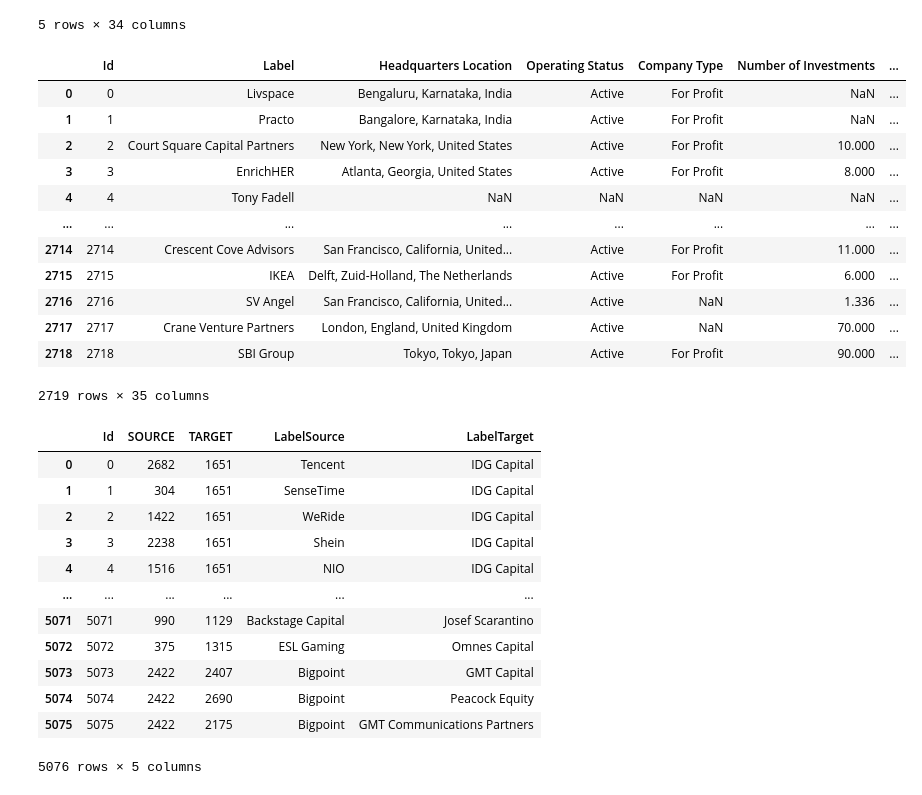
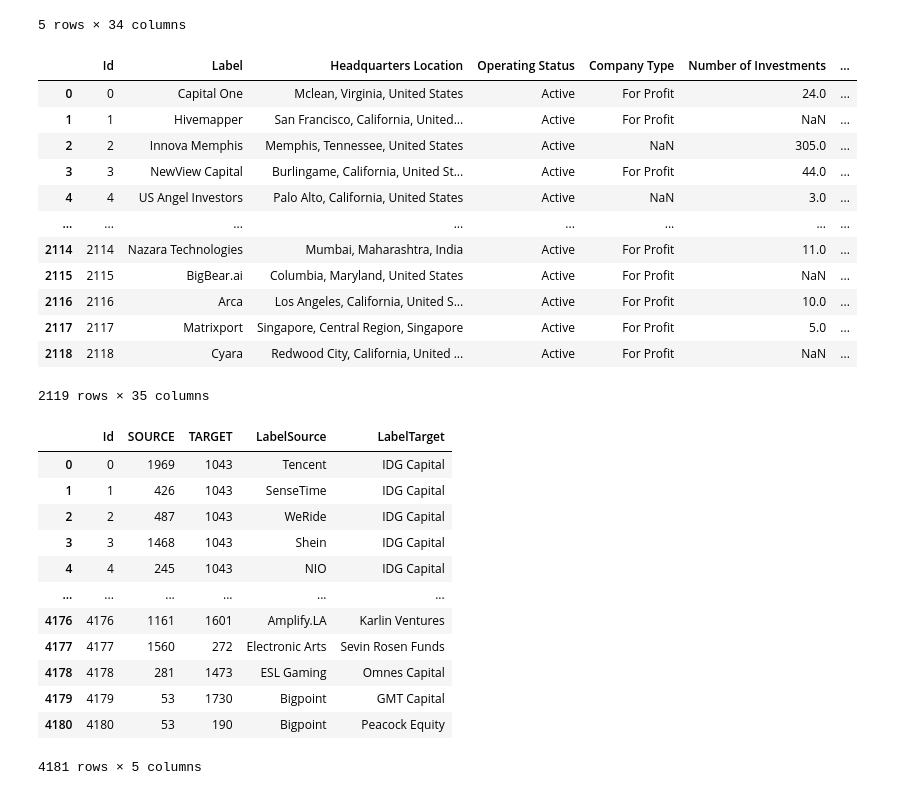
Before and after one commit to dfgomezc/analytics_en_redes_sociales, a Jupyter notebook: crear_arcos_nodos/preparar_informacion.ipynb, the cells around one changed output. Drawn from its saved outputs; the diff is of its cells as text; code cells hidden in the pictures.

Commit message:
Se elimina cualquier nodo que no tenga información y sus arcos

```diff
--- a/crear_arcos_nodos/preparar_informacion.ipynb
+++ b/crear_arcos_nodos/preparar_informacion.ipynb
@@ -29,24 +29,26 @@ for empresa in df_inversionistas:
 # %%
 bd_inversionistas_total = pd.read_excel('Base-inicial.xlsx')
 arcos = pd.DataFrame(lista_tuplas, columns=['SOURCE','TARGET'])
 total_nodos = set(list(arcos.SOURCE.unique())+list(arcos.TARGET.unique()))
-nodos_final = pd.DataFrame(total_nodos).rename(columns={0:"Organization Name"}).merge(bd_inversionistas_total, how="left", on="Organization Name").reset_index().rename(columns={'index':"Id","Organization Name":"Label"})
+nodos_final = pd.DataFrame(total_nodos).rename(columns={0:"Organization Name"}).merge(bd_inversionistas_total, how="inner", # Eliminar los nodos que no tienen metadatos
+                                                                                      on="Organization Name").reset_index().rename(columns={'index':"Id","Organization Name":"Label"})
 nodos_final
 # %% [output]
 |  | Id | Label | Headquarters Location | Operating Status | Company Type | Number of Investments | ... |
-| 0 | 0 | Livspace | Bengaluru, Karnataka, India | Active | For Profit | NaN | ... |
-| 1 | 1 | Practo | Bangalore, Karnataka, India | Active | For Profit | NaN | ... |
-| 2 | 2 | Court Square Capital Partners | New York, New York, United States | Active | For Profit | 10.000 | ... |
-| 3 | 3 | EnrichHER | Atlanta, Georgia, United States | Active | For Profit | 8.000 | ... |
-| 4 | 4 | Tony Fadell | NaN | NaN | NaN | NaN | ... |
+| 0 | 0 | Capital One | Mclean, Virginia, United States | Active | For Profit | 24.0 | ... |
+| 1 | 1 | Hivemapper | San Francisco, California, United... | Active | For Profit | NaN | ... |
+| 2 | 2 | Innova Memphis | Memphis, Tennessee, United States | Active | NaN | 305.0 | ... |
+| 3 | 3 | NewView Capital | Burlingame, California, United St... | Active | For Profit | 44.0 | ... |
+| 4 | 4 | US Angel Investors | Palo Alto, California, United States | Active | NaN | 3.0 | ... |
 | ... | ... | ... | ... | ... | ... | ... | ... |
-| 2714 | 2714 | Crescent Cove Advisors | San Francisco, California, United... | Active | For Profit | 11.000 | ... |
-| 2715 | 2715 | IKEA | Delft, Zuid-Holland, The Netherlands | Active | For Profit | 6.000 | ... |
-| 2716 | 2716 | SV Angel | San Francisco, California, United... | Active | NaN | 1.336 | ... |
-| 2717 | 2717 | Crane Venture Partners | London, England, United Kingdom | Active | NaN | 70.000 | ... |
-| 2718 | 2718 | SBI Group | Tokyo, Tokyo, Japan | Active | For Profit | 90.000 | ... |
+| 2114 | 2114 | Nazara Technologies | Mumbai, Maharashtra, India | Active | For Profit | 11.0 | ... |
+| 2115 | 2115 | BigBear.ai | Columbia, Maryland, United States | Active | For Profit | NaN | ... |
+| 2116 | 2116 | Arca | Los Angeles, California, United S... | Active | For Profit | 10.0 | ... |
+| 2117 | 2117 | Matrixport | Singapore, Central Region, Singapore | Active | For Profit | 5.0 | ... |
+| 2118 | 2118 | Cyara | Redwood City, California, United ... | Active | For Profit | NaN | ... |
-2719 rows × 35 columns
+2119 rows × 35 columns
 # %%
+# mediante merge se asegura que estamos fusionando solamente los nodos que tienen información, dado que el método es inner
 arcos_final = arcos.rename(columns={"SOURCE":"LabelSource","TARGET":"LabelTarget"}).merge(
                 nodos_final[["Id","Label"]].rename(columns={"Id":"SOURCE"}), left_on="LabelSource",right_on="Label").merge(
                     nodos_final[["Id","Label"]].rename(columns={"Id":"TARGET"}), left_on="LabelTarget",right_on="Label").reset_index()
@@ -55,15 +57,15 @@ arcos_final = arcos_final.rename(columns={"index":"Id"})[["Id","SOURCE","TARGET"
 arcos_final
 # %% [output]
 |  | Id | SOURCE | TARGET | LabelSource | LabelTarget |
-| 0 | 0 | 2682 | 1651 | Tencent | IDG Capital |
-| 1 | 1 | 304 | 1651 | SenseTime | IDG Capital |
-| 2 | 2 | 1422 | 1651 | WeRide | IDG Capital |
-| 3 | 3 | 2238 | 1651 | Shein | IDG Capital |
-| 4 | 4 | 1516 | 1651 | NIO | IDG Capital |
+| 0 | 0 | 1969 | 1043 | Tencent | IDG Capital |
+| 1 | 1 | 426 | 1043 | SenseTime | IDG Capital |
+| 2 | 2 | 487 | 1043 | WeRide | IDG Capital |
+| 3 | 3 | 1468 | 1043 | Shein | IDG Capital |
+| 4 | 4 | 245 | 1043 | NIO | IDG Capital |
 | ... | ... | ... | ... | ... | ... |
-| 5071 | 5071 | 990 | 1129 | Backstage Capital | Josef Scarantino |
-| 5072 | 5072 | 375 | 1315 | ESL Gaming | Omnes Capital |
-| 5073 | 5073 | 2422 | 2407 | Bigpoint | GMT Capital |
-| 5074 | 5074 | 2422 | 2690 | Bigpoint | Peacock Equity |
-| 5075 | 5075 | 2422 | 2175 | Bigpoint | GMT Communications Partners |
+| 4176 | 4176 | 1161 | 1601 | Amplify.LA | Karlin Ventures |
+| 4177 | 4177 | 1560 | 272 | Electronic Arts | Sevin Rosen Funds |
+| 4178 | 4178 | 281 | 1473 | ESL Gaming | Omnes Capital |
+| 4179 | 4179 | 53 | 1730 | Bigpoint | GMT Capital |
+| 4180 | 4180 | 53 | 190 | Bigpoint | Peacock Equity |
-5076 rows × 5 columns
+4181 rows × 5 columns
```
Also changed, not shown: parts of 1 cell of this notebook, 4 other files.
